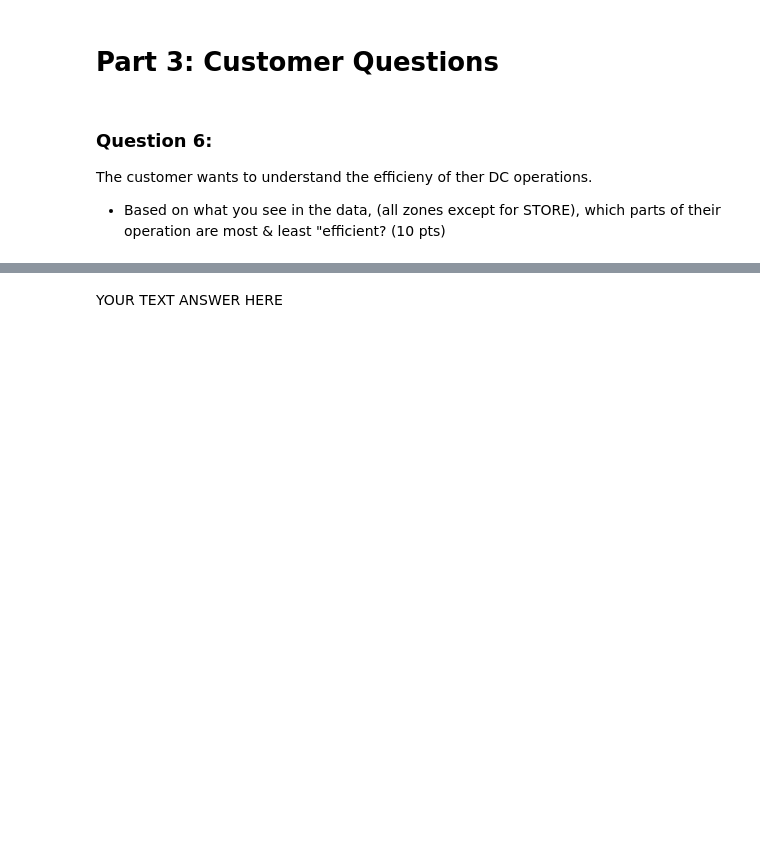
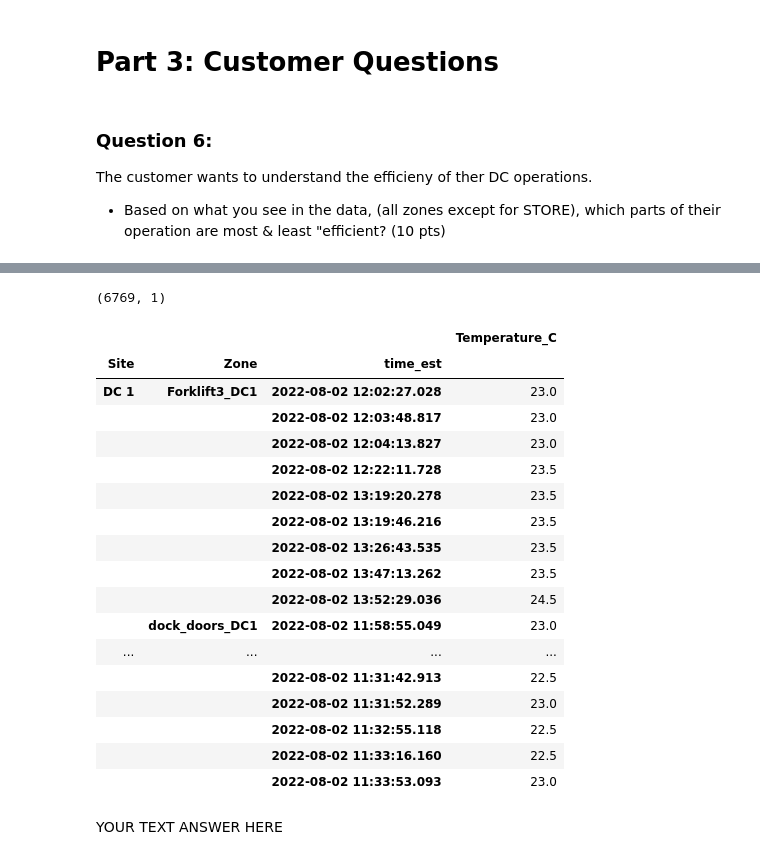
Before and after one commit to giocarro/Ciencia_de_datos, a Jupyter notebook: Data_Analyst_Assignment.ipynb, the cells around one changed output, grey strips where cells are left out. Cells and saved outputs as stored; diff of their text form; code cells hidden in the pictures; blank space fills up the shorter version.

```diff
--- a/Data_Analyst_Assignment.ipynb
+++ b/Data_Analyst_Assignment.ipynb
@@ -260,8 +260,8 @@ Fecha       Time             Site   Zone
 Name: asset_id, Length: 129914, dtype: object
 # %%
 # Caso 2
-df_case = df[df.asset_id == 2]
-df_case
+df_case_2 = df[df.asset_id == 2]
+df_case_2
 # %% [output]
 |  | asset_type | asset_id | tag_id | Site | Zone | device_id | time_est | lat | lng | Temperature_C | ... |
 | 0 | tote | 2 | (01)00850027865010(21)0082T0219 | DC 1 | dock_doors_DC1 | 7F9A8353E973 | 2022-08-02 11:59:26.628 | 47.791580 | -65.689020 | 23.0 | ... |
@@ -327,3 +421,30 @@ The customer wants to understand the efficieny of ther DC operations.
+# %%
+dfr_1 = pd.DataFrame(df_case_2.groupby(['Site','Zone','time_est']).Temperature_C.max())
+# %%
+dfr_1.shape
+# %% [output]
+(6769, 1)
+# %%
+dfr_1.head(40)
+# %% [output]
+|  |  |  | Temperature_C |
+| Site | Zone | time_est |  |
+| DC 1 | Forklift3_DC1 | 2022-08-02 12:02:27.028 | 23.0 |
+|  |  | 2022-08-02 12:03:48.817 | 23.0 |
+|  |  | 2022-08-02 12:04:13.827 | 23.0 |
+|  |  | 2022-08-02 12:22:11.728 | 23.5 |
+|  |  | 2022-08-02 13:19:20.278 | 23.5 |
+|  |  | 2022-08-02 13:19:46.216 | 23.5 |
+|  |  | 2022-08-02 13:26:43.535 | 23.5 |
+|  |  | 2022-08-02 13:47:13.262 | 23.5 |
+|  |  | 2022-08-02 13:52:29.036 | 24.5 |
+|  | dock_doors_DC1 | 2022-08-02 11:58:55.049 | 23.0 |
+| ... | ... | ... | ... |
+|  |  | 2022-08-02 11:31:42.913 | 22.5 |
+|  |  | 2022-08-02 11:31:52.289 | 23.0 |
+|  |  | 2022-08-02 11:32:55.118 | 22.5 |
+|  |  | 2022-08-02 11:33:16.160 | 22.5 |
+|  |  | 2022-08-02 11:33:53.093 | 23.0 |
 # %% [markdown]
 YOUR TEXT ANSWER HERE
 # %% [markdown]
```
Also changed, not shown: parts of 14 cells of this notebook.
